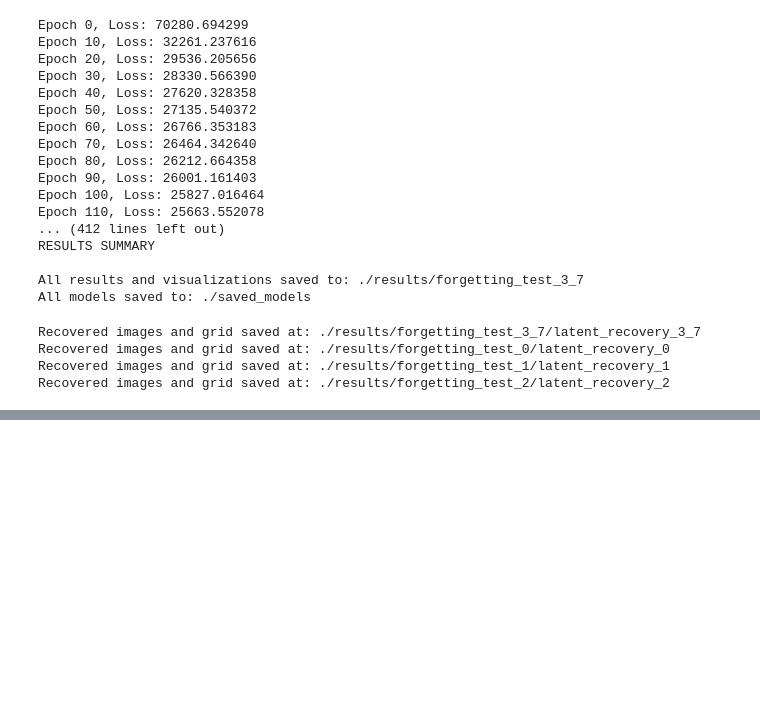
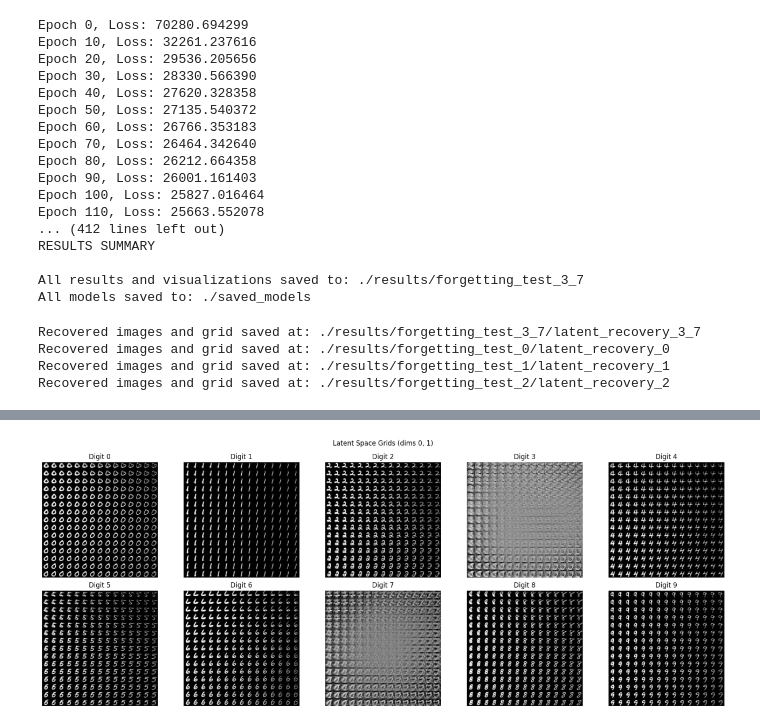
Before and after one commit to AmirRezaeii/forgetting-CVAE, a Jupyter notebook: forgetting-cvae.ipynb, the cells around one changed output, grey strips where cells are left out. Drawn from its saved outputs; the diff is of its cells as text; code cells hidden in the pictures; blank space fills up the shorter version.

```diff
--- a/forgetting-cvae.ipynb
+++ b/forgetting-cvae.ipynb
@@ -611,0 +689,33 @@ Recovered images and grid saved at: ./results/forgetting_test_2/latent_recovery_
+# %%
+def visualize_all_digits_latent_grid(vae, config, device, z_dim_to_plot=(0, 1), n_points=15, z_range=3.0):
+    fig, axes = plt.subplots(2, 5, figsize=(18, 7))
+    for digit in range(10):
+        z1_idx, z2_idx = z_dim_to_plot
+        grid_x = np.linspace(-z_range, z_range, n_points)
+        grid_y = np.linspace(-z_range, z_range, n_points)
+        samples = []
+        c = F.one_hot(torch.tensor([digit]*n_points*n_points), 10).float().to(device)
+        for iy, y in enumerate(grid_y):
+            row = []
+            for ix, x in enumerate(grid_x):
+                z = torch.zeros((1, config.z_dim)).to(device)
+                z[0, z1_idx] = x
+                z[0, z2_idx] = y
+                with torch.no_grad():
+                    img = vae.decoder(z, c[iy*n_points+ix].unsqueeze(0)).view(1, 28, 28)
+                row.append(img)
+            samples.append(torch.cat(row, dim=2))
+        full_grid = torch.cat(samples, dim=1)
+        ax = axes[digit // 5, digit % 5]
+        ax.imshow(full_grid.squeeze().cpu().numpy(), cmap="gray")
+        ax.set_title(f"Digit {digit}")
+        ax.axis("off")
+
+    plt.suptitle(f"Latent Space Grids (dims {z_dim_to_plot[0]}, {z_dim_to_plot[1]})")
+    plt.tight_layout()
+    plt.subplots_adjust(top=0.9)
+    plt.show()
+
+visualize_all_digits_latent_grid(forgotten_vae, config, device, z_dim_to_plot=(0, 1), n_points=15, z_range=3.0)
+# %% [output]
+[figure, added]
```
Also changed, not shown: parts of 1 cell of this notebook.
